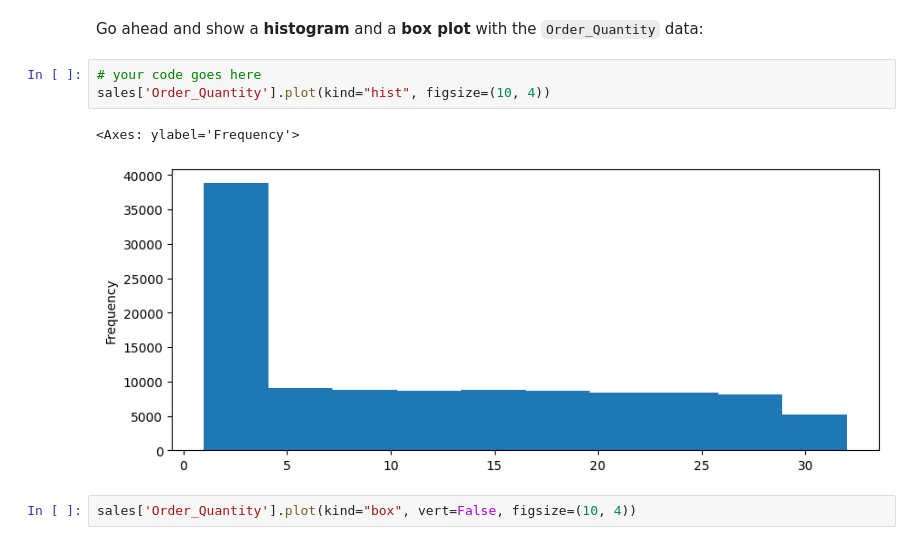
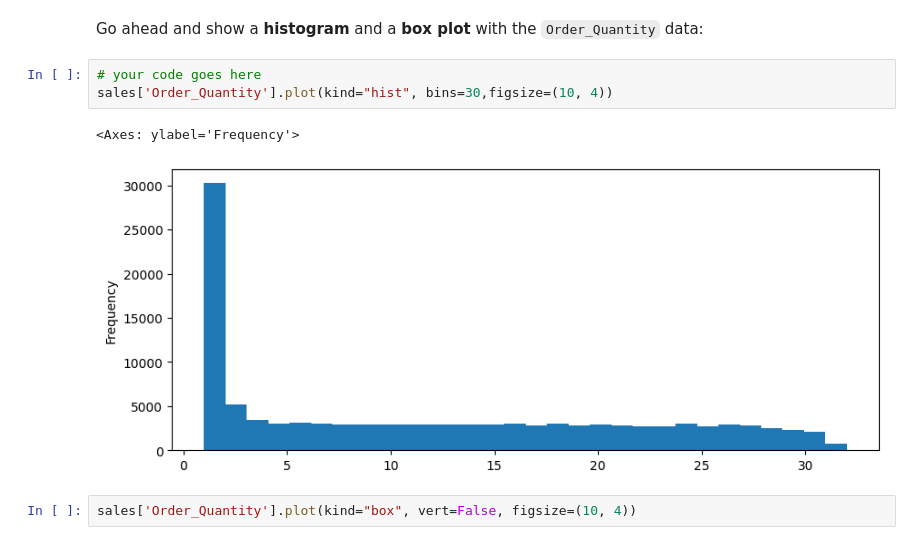
Before and after one commit to ejwang8/PandasExercises, a Jupyter notebook: freeCodeCamp_exercise1.ipynb, the cells around one changed output. Drawn from its saved outputs; the diff is of its cells as text.

```diff
--- a/freeCodeCamp_exercise1.ipynb
+++ b/freeCodeCamp_exercise1.ipynb
@@ -60,10 +65,10 @@ sales['Order_Quantity'].mean()
 Go ahead and show a <b>histogram</b> and a <b>box plot</b> with the `Order_Quantity` data:
 # %%
 # your code goes here
-sales['Order_Quantity'].plot(kind="hist", figsize=(10, 4))
+sales['Order_Quantity'].plot(kind="hist", bins=30,figsize=(10, 4))
 # %% [output]
 <Axes: ylabel='Frequency'>
-[figure, old version]
+[figure, new version]
 # %%
 sales['Order_Quantity'].plot(kind="box", vert=False, figsize=(10, 4))
 # %% [output]
```
Also changed, not shown: parts of 12 cells of this notebook.
